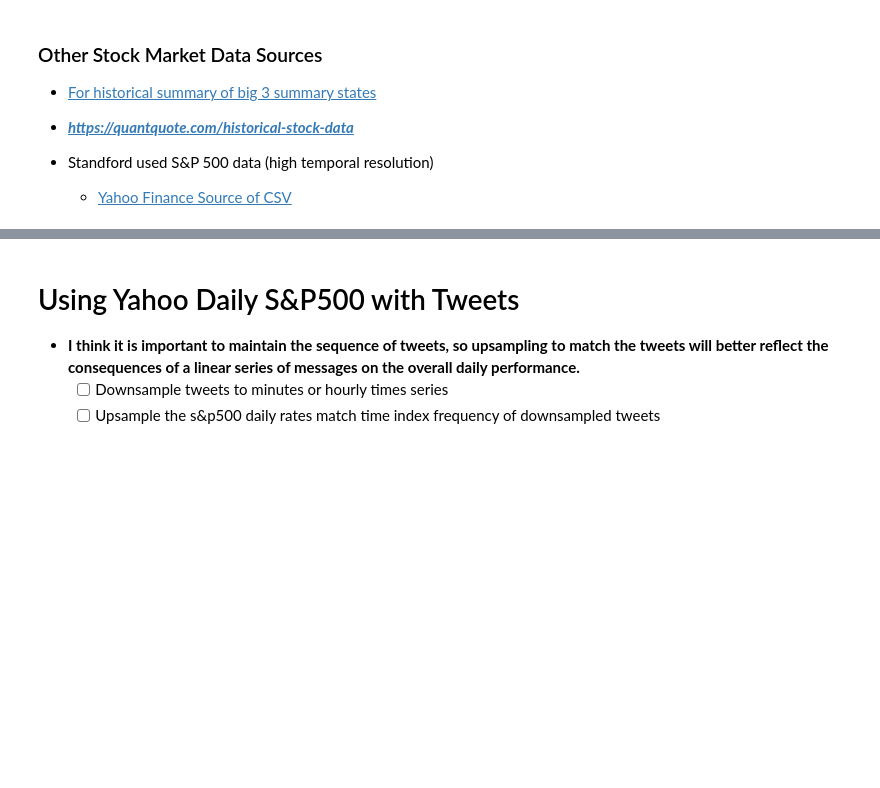
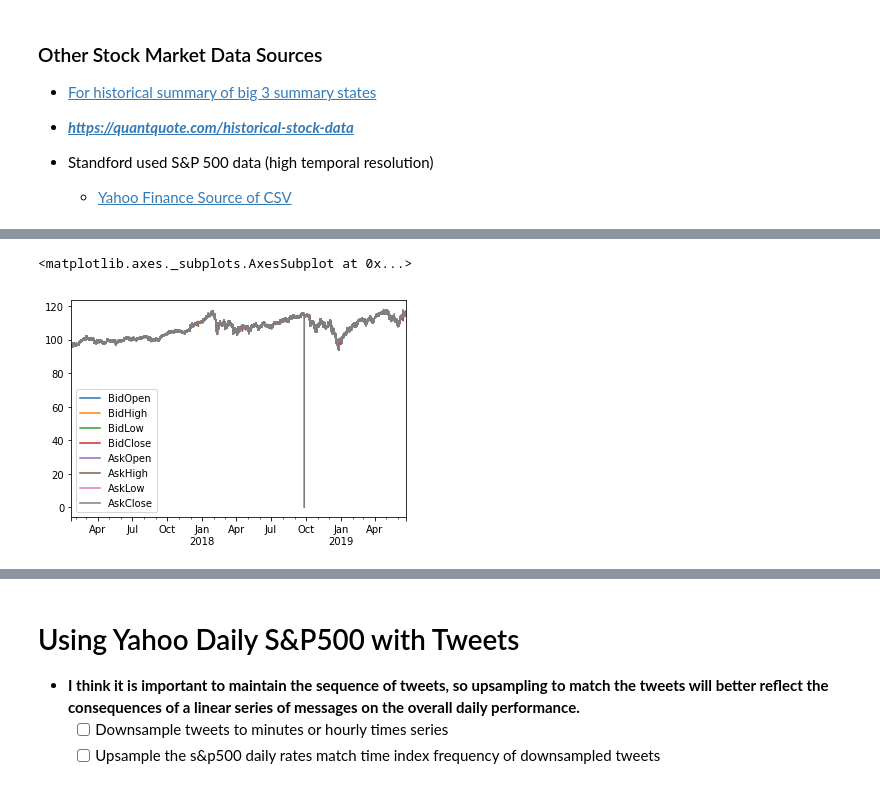
Before and after one commit to jirvingphd/dsc-5-capstone-project-online-ds-ft-021119, a Jupyter notebook: mod_5_final_project_wip.ipynb, the cells around one changed output, grey strips where cells are left out. Cells and saved outputs as stored; diff of their text form; code cells hidden in the pictures; blank space fills up the shorter version.

```diff
--- a/mod_5_final_project_wip.ipynb
+++ b/mod_5_final_project_wip.ipynb
@@ -867,0 +870,10 @@ data, meta_data = ts.get_daily(symbol= ,outputsize='full' )
+# %%
+from capstone_functions_jmi import *
+file='data/trump_twitter_archive_df.csv'
+twitter_df = pd.read_csv(file,encoding='utf-8', index_col='date',parse_dates=True)
+twitter_df.drop('Unnamed: 0', axis=1,inplace=True)
+
+# twitter_df.index
+
+# display(twitter_df.head())
+twitter_df.index
@@ -867,0 +933,12 @@ data, meta_data = ts.get_daily(symbol= ,outputsize='full' )
+# %%
+## SAVE AND LOAD STOCK MARKET MINUTE DATA
+import pandas as pd
+import numpy as np
+# ive_df.to_csv('data/ive_sp500_min_data_match_twitter_ts.csv')
+# twitter_df =
+ive_df = pd.read_csv('data/ive_sp500_min_data_match_twitter_ts.csv', index_col=0, parse_dates=True)
+
+ive_df = ive_df[twitter_df.index[-1]:]
+ive_df = ive_df.asfreq('min')
+
+ive_df.head()
@@ -867,0 +952,5 @@ data, meta_data = ts.get_daily(symbol= ,outputsize='full' )
+# %%
+ive_df.plot()
+# %% [output]
+<matplotlib.axes._subplots.AxesSubplot at 0x...>
+[figure, added]
```
Also changed, not shown: parts of 52 cells of this notebook, 8 other files.
